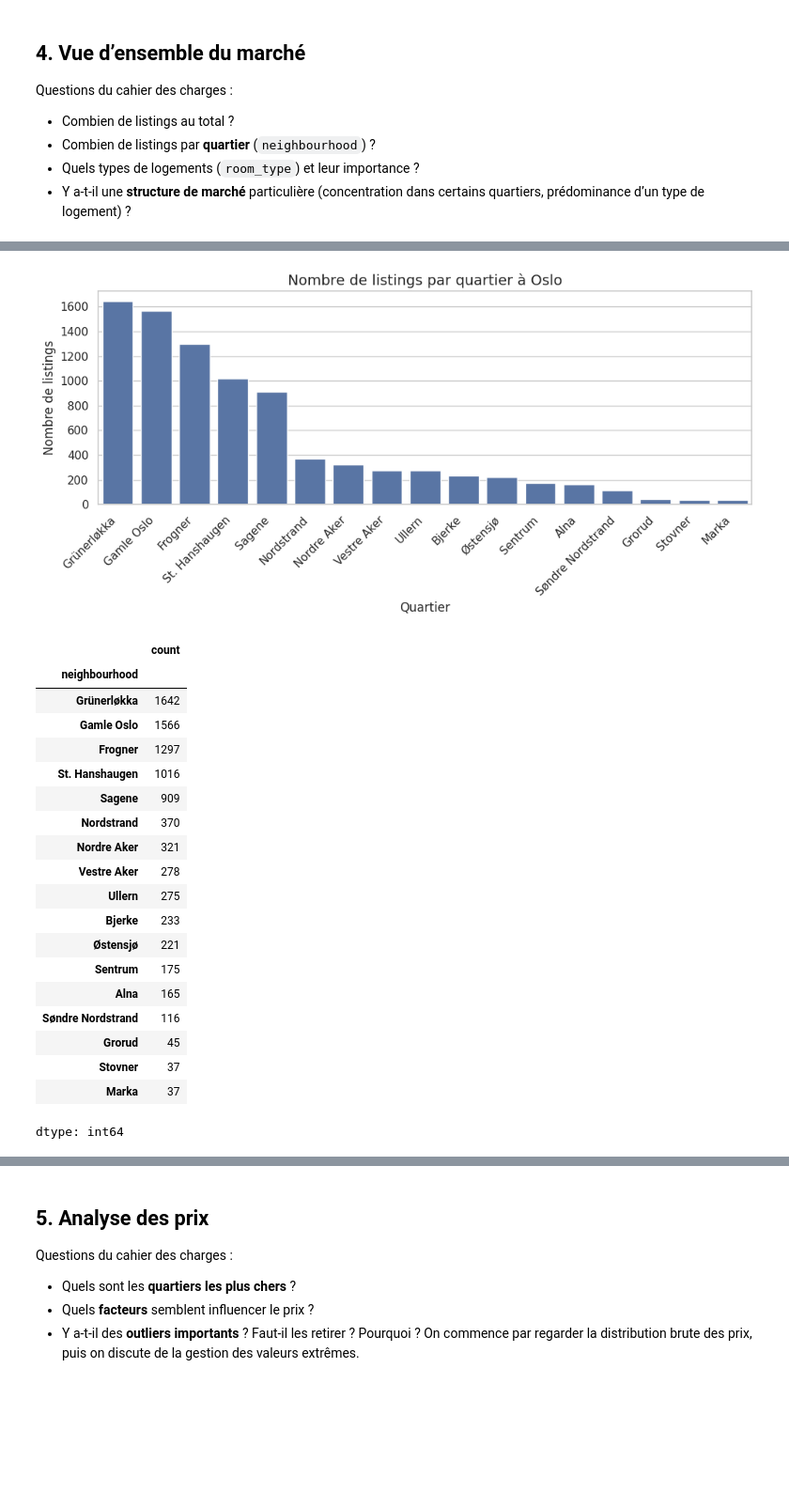
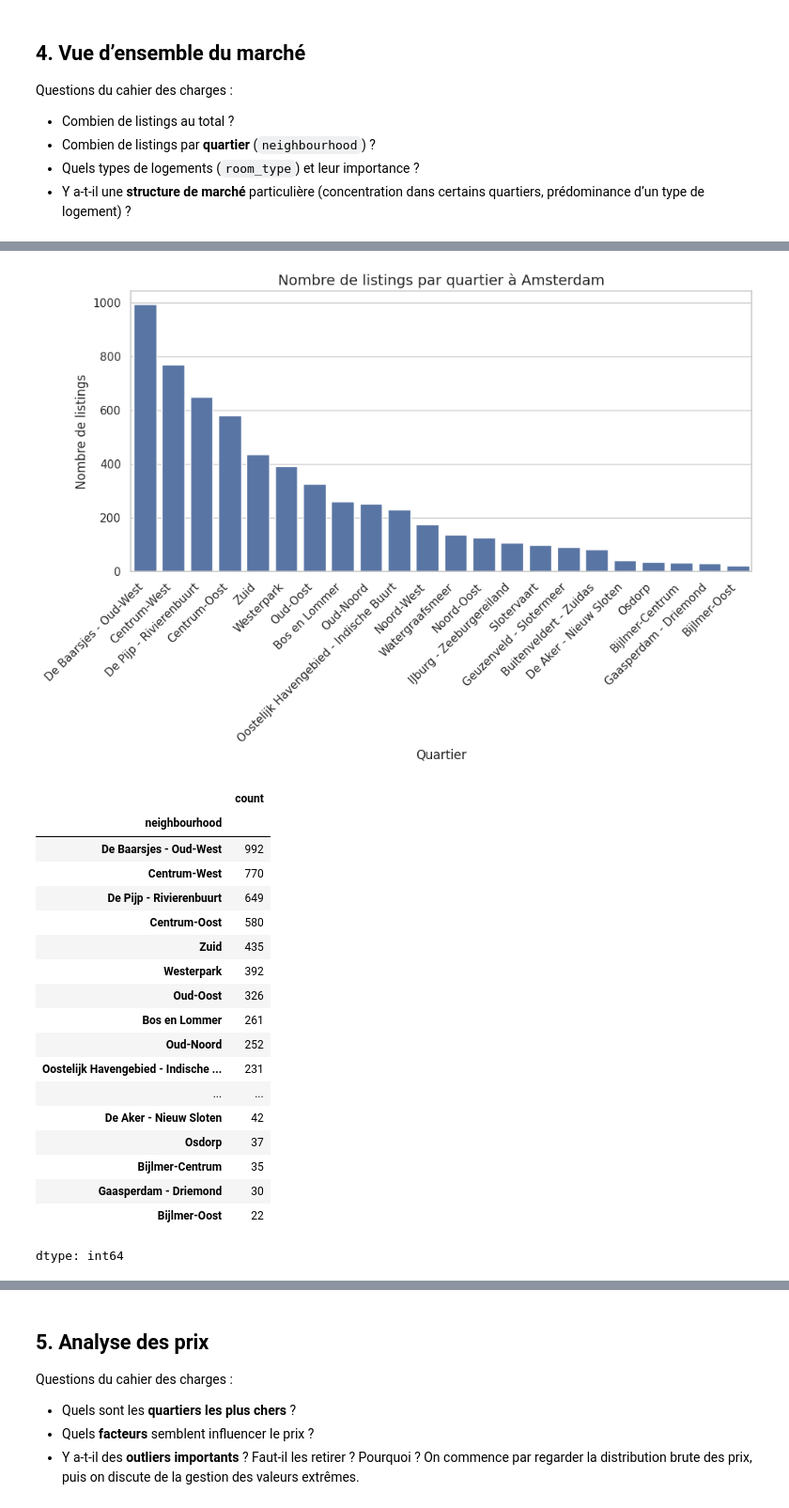
Before and after one commit to PercyaDJ/dossier-iae, a Jupyter notebook: amsterdam_airbnb_EDA.ipynb, the cells around one changed output, grey strips where cells are left out. Shown at 94% size. Cells and saved outputs as stored; diff of their text form; code cells hidden in the pictures; blank space fills up the shorter version.

```diff
--- a/amsterdam_airbnb_EDA.ipynb
+++ b/amsterdam_airbnb_EDA.ipynb
@@ -175,38 +175,37 @@ Nombre total de listings exploitables (avec un prix) : 8703
 # %%
 # Répartition par quartier
 neigh_counts = df["neighbourhood"].value_counts()
 
-plt.figure(figsize=(10, 5))
+plt.figure(figsize=(10, 7))
 sns.barplot(x=neigh_counts.index, y=neigh_counts.values)
 plt.xticks(rotation=45, ha="right")
 plt.title("Nombre de listings par quartier à Amsterdam")
 plt.xlabel("Quartier")
 plt.ylabel("Nombre de listings")
 plt.tight_layout()
 plt.show()
 
 neigh_counts
 # %% [output]
-[figure, old version]
+[figure, new version]
 |  | count |
 | neighbourhood |  |
-| Grünerløkka | 1642 |
-| Gamle Oslo | 1566 |
-| Frogner | 1297 |
-| St. Hanshaugen | 1016 |
-| Sagene | 909 |
-| Nordstrand | 370 |
-| Nordre Aker | 321 |
-| Vestre Aker | 278 |
-| Ullern | 275 |
-| Bjerke | 233 |
-| Østensjø | 221 |
-| Sentrum | 175 |
-| Alna | 165 |
-| Søndre Nordstrand | 116 |
-| Grorud | 45 |
-| Stovner | 37 |
-| Marka | 37 |
+| De Baarsjes - Oud-West | 992 |
+| Centrum-West | 770 |
+| De Pijp - Rivierenbuurt | 649 |
+| Centrum-Oost | 580 |
+| Zuid | 435 |
+| Westerpark | 392 |
+| Oud-Oost | 326 |
+| Bos en Lommer | 261 |
+| Oud-Noord | 252 |
+| Oostelijk Havengebied - Indische ... | 231 |
+| ... | ... |
+| De Aker - Nieuw Sloten | 42 |
+| Osdorp | 37 |
+| Bijlmer-Centrum | 35 |
+| Gaasperdam - Driemond | 30 |
+| Bijlmer-Oost | 22 |
 dtype: int64
 # %%
 # Répartition par type de logement
```
Also changed, not shown: parts of 38 cells of this notebook.
